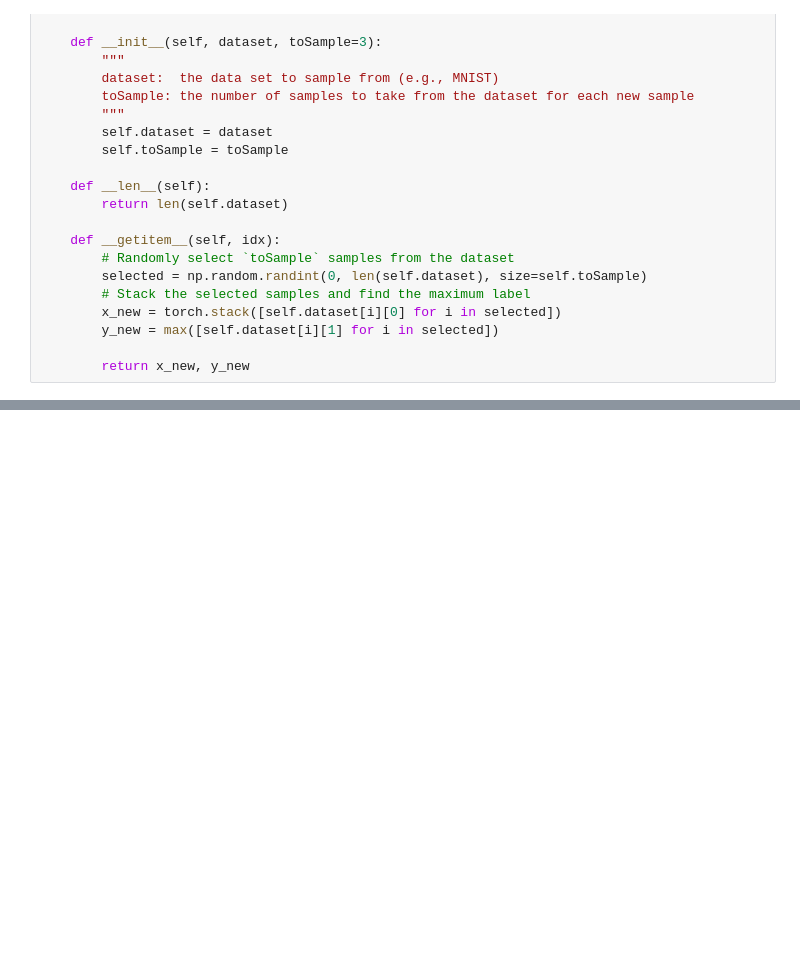
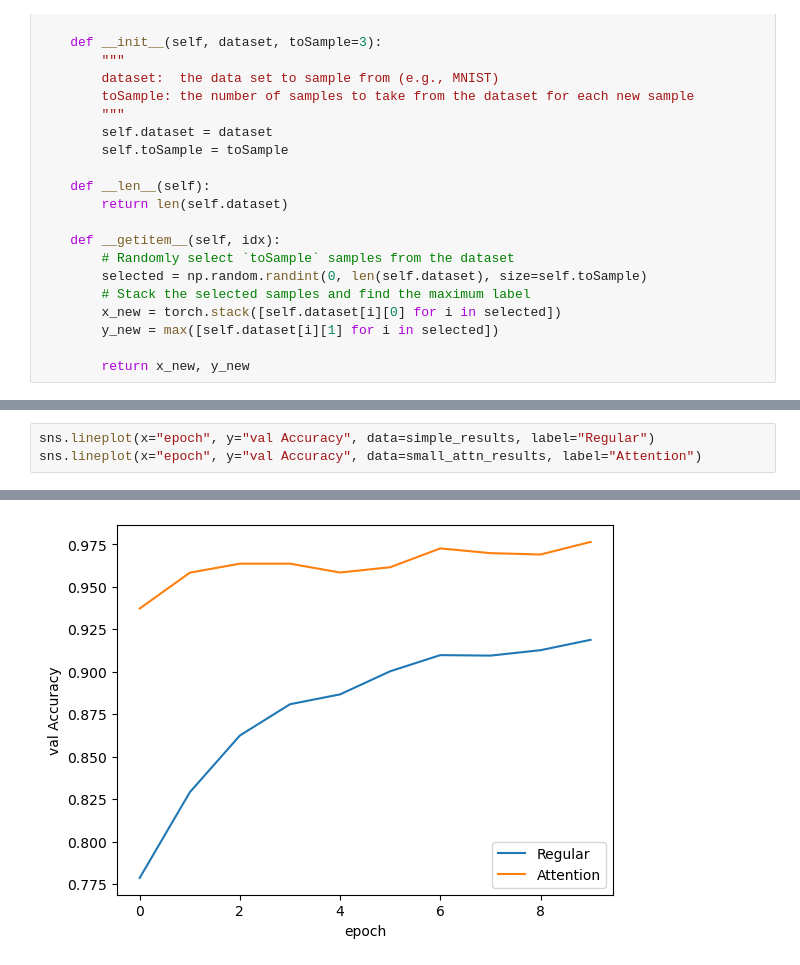
Before and after one commit to Efrazar/Bio-AI-foundations, a Jupyter notebook: Inside_Deep_Learning/10_Attention_Mechanisms.ipynb, the cells around one changed output, grey strips where cells are left out. Drawn from its saved outputs; the diff is of its cells as text; blank space fills up the shorter version.

```diff
--- a/Inside_Deep_Learning/10_Attention_Mechanisms.ipynb
+++ b/Inside_Deep_Learning/10_Attention_Mechanisms.ipynb
@@ -194,0 +312,4 @@ sns.lineplot(x="epoch", y="val Accuracy", data=simple_results, label="Regular")
+# %%
+sns.lineplot(x="epoch", y="val Accuracy", data=simple_results, label="Regular")
+sns.lineplot(x="epoch", y="val Accuracy", data=small_attn_results, label="Attention")
+# %% [output]
@@ -194,0 +317 @@ sns.lineplot(x="epoch", y="val Accuracy", data=simple_results, label="Regular")
+[figure, added]
```
Also changed, not shown: parts of 22 cells of this notebook, 1 other file.
